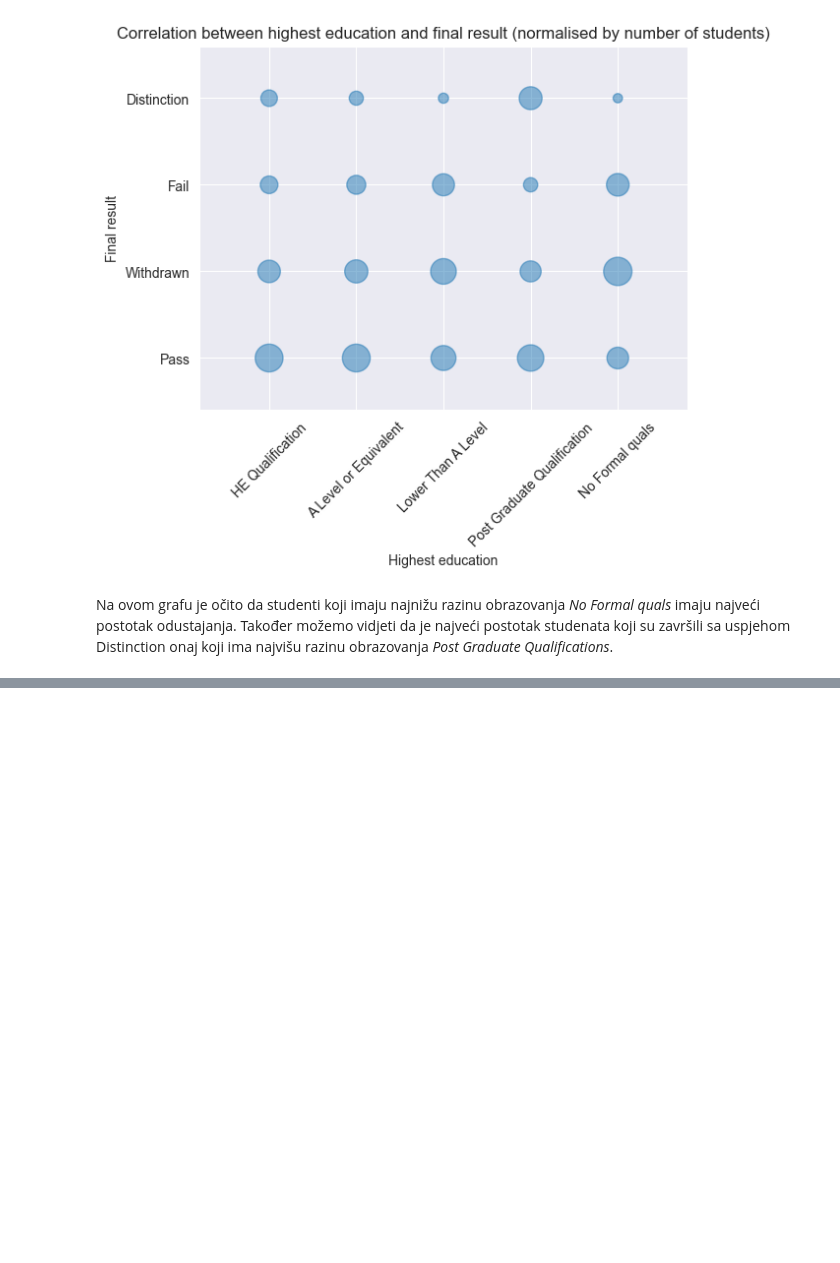
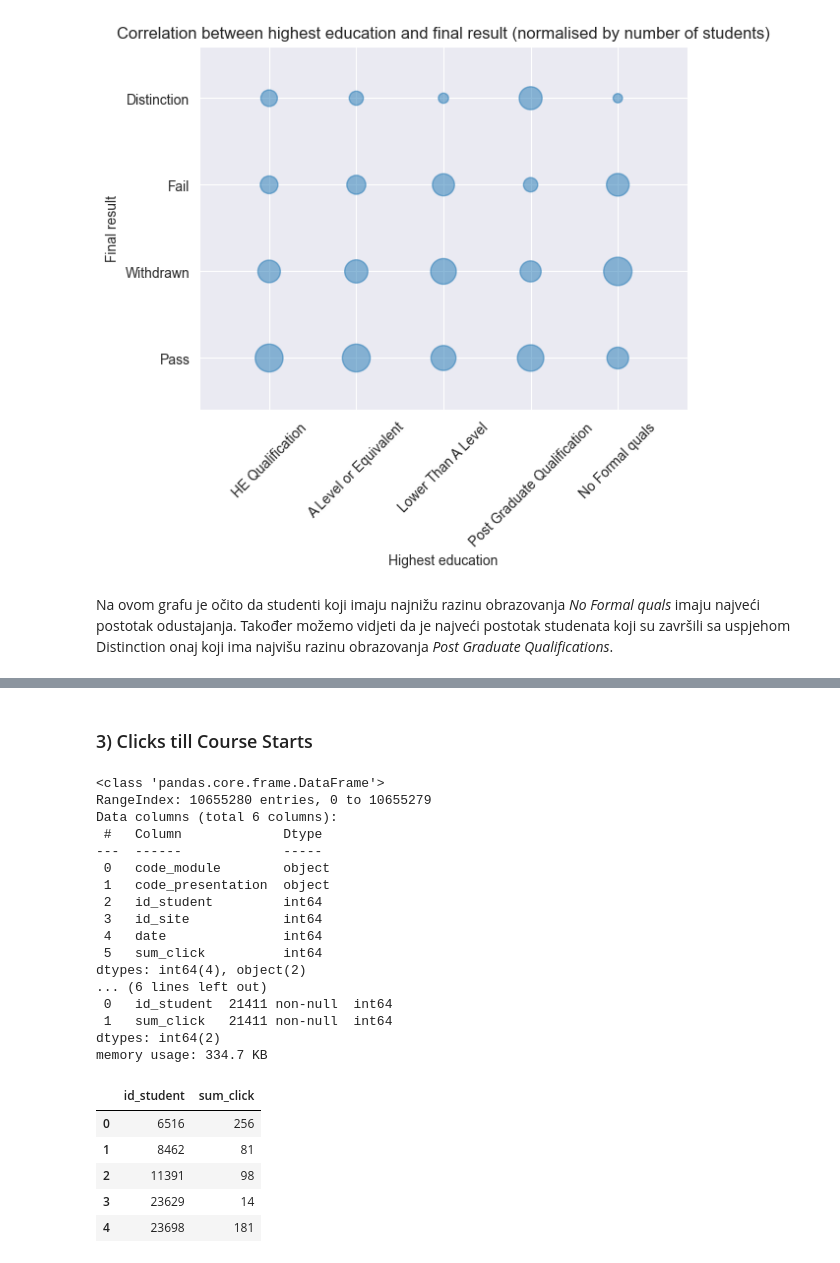
Before and after one commit to kazokid/UZOP-projekt, a Jupyter notebook: phase-one.ipynb, the cells around one changed output, grey strips where cells are left out. Saved outputs shown, nothing was run; the diff lists cells and outputs as text; code cells hidden in the pictures; blank space fills up the shorter version.

Commit message:
Started preparing the data.

```diff
--- a/phase-one.ipynb
+++ b/phase-one.ipynb
@@ -360,0 +410,38 @@ Također možemo vidjeti da je najveći postotak studenata koji su završili sa
+# %% [markdown]
+### 3) Clicks till Course Starts
+# %%
+# we only need the id_student and number of clicks before the course starts
+studentVle.info()
+clicksTillCourseStarts = studentVle[['id_student','date','sum_click']]
+# we only need the number of clicks before the course starts
+clicksTillCourseStarts = clicksTillCourseStarts[clicksTillCourseStarts['date'] < 0]
+# we only need the id_student and sum_click
+# we only want to have 1 row per student - we need to agregate the sum_click
+clicksTillCourseStarts = clicksTillCourseStarts.groupby('id_student').sum().reset_index()
+clicksTillCourseStarts = clicksTillCourseStarts[['id_student','sum_click']]
+clicksTillCourseStarts.info()
+clicksTillCourseStarts.head()
+# %% [output]
+<class 'pandas.core.frame.DataFrame'>
+RangeIndex: 10655280 entries, 0 to 10655279
+Data columns (total 6 columns):
+ #   Column             Dtype
+---  ------             -----
+ 0   code_module        object
+ 1   code_presentation  object
+ 2   id_student         int64
+ 3   id_site            int64
+ 4   date               int64
+ 5   sum_click          int64
+dtypes: int64(4), object(2)
+... (6 lines left out)
+ 0   id_student  21411 non-null  int64
+ 1   sum_click   21411 non-null  int64
+dtypes: int64(2)
+memory usage: 334.7 KB
+|  | id_student | sum_click |
+| 0 | 6516 | 256 |
+| 1 | 8462 | 81 |
+| 2 | 11391 | 98 |
+| 3 | 23629 | 14 |
+| 4 | 23698 | 181 |
```
Also changed, not shown: parts of 6 cells of this notebook.
